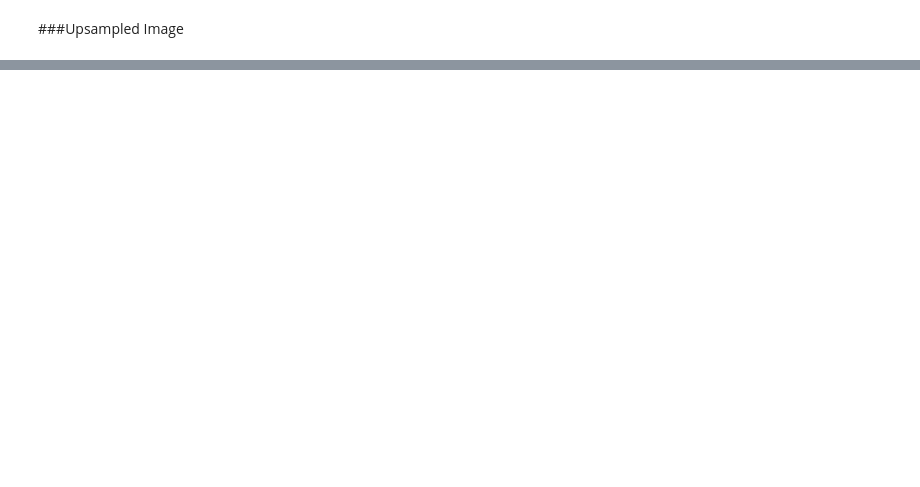
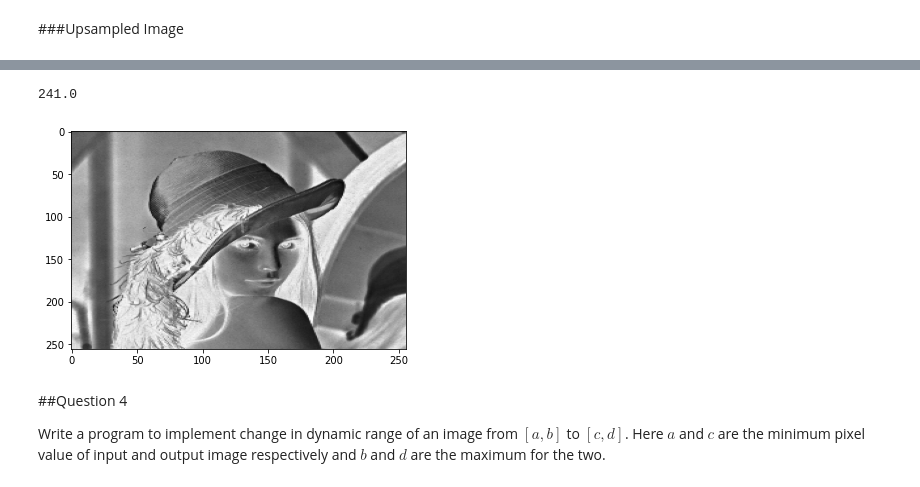
Before and after one commit to diksham1/image-lab, a Jupyter notebook: Assignment_1.ipynb, the cells around one changed output, grey strips where cells are left out. Saved outputs shown, nothing was run; the diff lists cells and outputs as text; code cells hidden in the pictures; blank space fills up the shorter version.

```diff
--- a/Assignment_1.ipynb
+++ b/Assignment_1.ipynb
@@ -112,0 +105,16 @@ showImage(temp)
+# %%
+def negatePixel(r, l):
+  return l-1-r;
+# %%
+negatePixelVector = np.vectorize(negatePixel);
+L = np.max(image)
+print(L)
+outputImage = negatePixelVector(image, L)
+showImage(outputImage)
+# %% [output]
+241.0
+[figure, added]
+# %% [markdown]
+##Question 4
+
+Write a program to implement change in dynamic range of an image from $[a, b]$ to $[c,d]$. Here $a$ and $c$ are the minimum pixel value of input and output image respectively and $b$ and $d$ are the maximum for the two.
```
Also changed, not shown: parts of 29 cells of this notebook.
